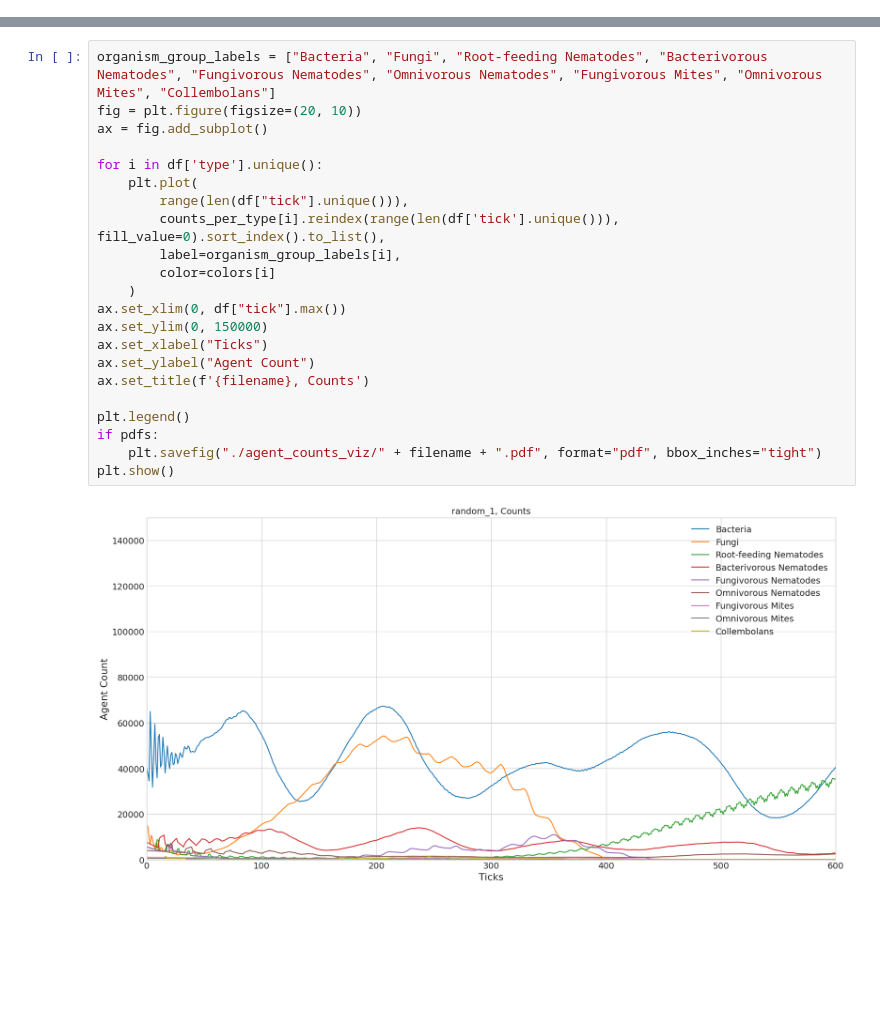
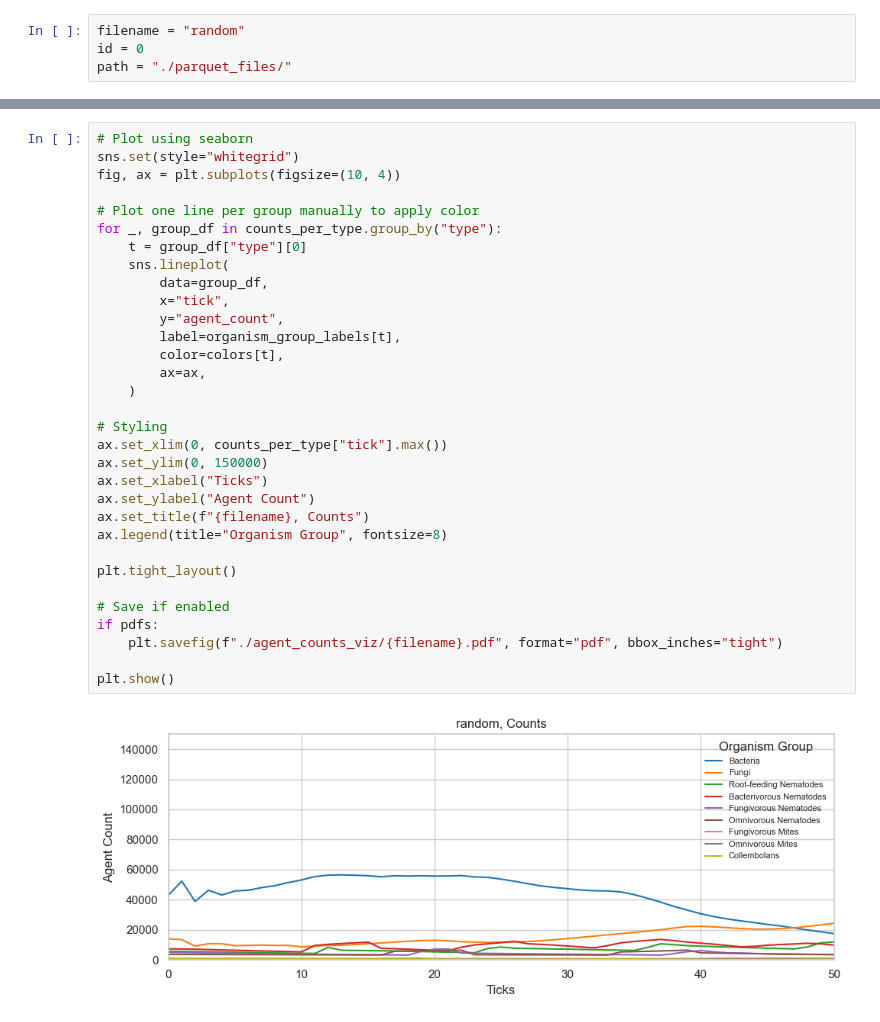
Before and after one commit to timovdk/BLOSSOM, a Jupyter notebook: blossom_viz/viz.ipynb, the cells around one changed output, grey strips where cells are left out. Cells and saved outputs as stored; diff of their text form; blank space fills up the shorter version.

```diff
--- a/blossom_viz/viz.ipynb
+++ b/blossom_viz/viz.ipynb
@@ -4,3 +1,7 @@ path = "../blossom/outputs/"
+# %%
+filename = "random"
+id = 0
+path = "./parquet_files/"
 # %%
 %matplotlib inline
 
@@ -80,24 +112,34 @@ Collembolans:    1000            0
 # %%
-organism_group_labels = ["Bacteria", "Fungi", "Root-feeding Nematodes", "Bacterivorous Nematodes", "Fungivorous Nematodes", "Omnivorous Nematodes", "Fungivorous Mites", "Omnivorous Mites", "Collembolans"]
-fig = plt.figure(figsize=(20, 10))
-ax = fig.add_subplot()
+# Plot using seaborn
+sns.set(style="whitegrid")
+fig, ax = plt.subplots(figsize=(10, 4))
 
-for i in df['type'].unique():
-    plt.plot(
-        range(len(df["tick"].unique())),
-        counts_per_type[i].reindex(range(len(df['tick'].unique())), fill_value=0).sort_index().to_list(),
-        label=organism_group_labels[i],
-        color=colors[i]
+# Plot one line per group manually to apply color
+for _, group_df in counts_per_type.group_by("type"):
+    t = group_df["type"][0]
+    sns.lineplot(
+        data=group_df,
+        x="tick",
+        y="agent_count",
+        label=organism_group_labels[t],
+        color=colors[t],
+        ax=ax,
     )
-ax.set_xlim(0, df["tick"].max())
+
+# Styling
+ax.set_xlim(0, counts_per_type["tick"].max())
 ax.set_ylim(0, 150000)
 ax.set_xlabel("Ticks")
 ax.set_ylabel("Agent Count")
-ax.set_title(f'{filename}, Counts')
+ax.set_title(f"{filename}, Counts")
+ax.legend(title="Organism Group", fontsize=8)
 
-plt.legend()
+plt.tight_layout()
+
+# Save if enabled
 if pdfs:
-    plt.savefig("./agent_counts_viz/" + filename + ".pdf", format="pdf", bbox_inches="tight")
+    plt.savefig(f"./agent_counts_viz/{filename}.pdf", format="pdf", bbox_inches="tight")
+
 plt.show()
 # %% [output]
-[figure, old version]
+[figure, new version]
```
Also changed, not shown: parts of 11 cells of this notebook, 14 other files.
